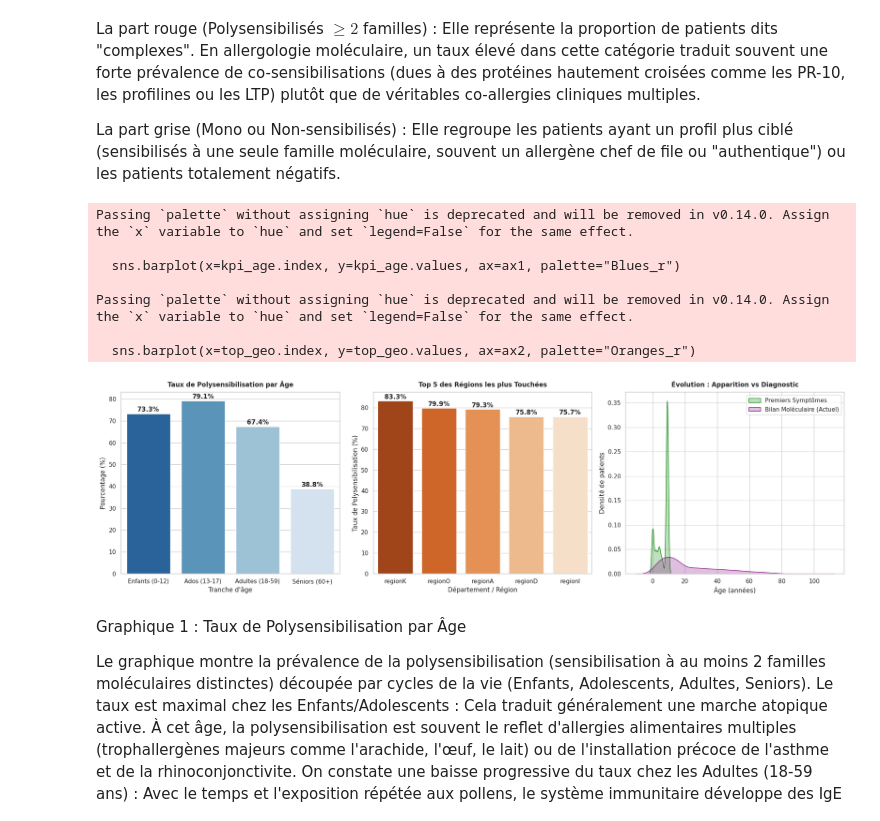
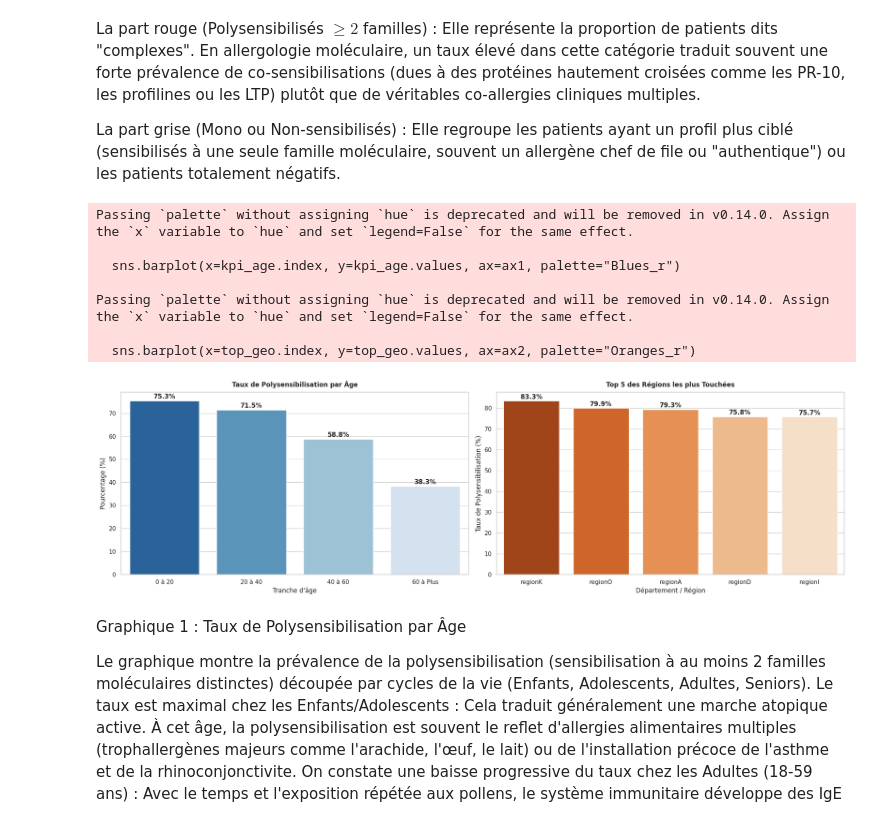
Before and after one commit to IngeaJeanOlivier/Allergies, a Jupyter notebook: notebooks/nb_edith.ipynb, the cells around one changed output. Saved outputs shown, nothing was run; the diff lists cells and outputs as text; code cells hidden in the pictures.

```diff
--- a/notebooks/nb_edith.ipynb
+++ b/notebooks/nb_edith.ipynb
@@ -6,8 +7,13 @@ import seaborn as sns
 import matplotlib.pyplot as plt
 # %%
 #chargement du fichier principal
-df = pd.read_csv("../data/allergies.csv")
+db_path = "../data/allergen_chip_challenge.db"
 
+# On va lire les données allergies directement depuis la table dans la base de données :
+conn = sqlite3.connect(db_path)
+
+df = pd.read_sql("Select * From allergies_categories", conn)
+conn.close()
 #chargement du dictionnaire
 df_dict = pd.read_csv("../data/dictionnaire_allergen.csv", sep=";", encoding="utf-8")
 # %%
@@ -288,16 +178,16 @@ SEUIL_POSITIVITE = 0.35
 # ==============================================================================
 
 # Pour chaque patient (ligne), on compte combien de familles dépassent le seuil de 0.35
-df_resultat_complet["nb_familles_positives"] = (
-    df_resultat_complet[colonnes_familles] >= SEUIL_POSITIVITE
+df["nb_familles_positives"] = (
+    df[colonnes_familles] >= SEUIL_POSITIVITE
 ).sum(axis=1)
 
 # En allergologie moléculaire, on parle de polysensibilisation dès qu'il y a >= 2 familles positives
 SEUIL_POLY = 2
 nb_patients_polysensibilises = (
-    df_resultat_complet["nb_familles_positives"] >= SEUIL_POLY
+    df["nb_familles_positives"] >= SEUIL_POLY
 ).sum()
-total_patients = len(df_resultat_complet)
+total_patients = len(df)
 
 taux_polysensibilisation = (nb_patients_polysensibilises / total_patients) * 100
 
@@ -320,7 +210,7 @@ print(
 
 # L'Indice de Co-sensibilisation Moléculaire (ICM) correspond à la matrice de
 # corrélation de Spearman entre nos familles (adaptée aux distributions d'IgE)
-icm_matrix = df_resultat_complet[colonnes_familles].corr(method="spearman")
+icm_matrix = df[colonnes_familles].corr(method="spearman")
 
 print("=" * 60)
 print(f"🧬 MATRICE DE CO-SENSIBILISATION (ICM)")
@@ -496,12 +386,12 @@ def analyser_kpi_demographiques_et_cliniques(
     )
     print("=" * 60)
 # %%
-df_analyse = df_resultat_complet.copy()
-df_analyse["Age_of_onsets"] = pd.to_numeric(df_analyse["Age_of_onsets"], errors='coerce')
-df_analyse["Age"] = pd.to_numeric(df_analyse["Age"], errors='coerce')
+df_analyse = df.copy()
+#df_analyse["Age_of_onsets"] = pd.to_numeric(df_analyse["Age_of_onsets"], errors='coerce')
+#df_analyse["Age"] = pd.to_numeric(df_analyse["Age"], errors='coerce')
 
 # Optionnel mais recommandé : on supprime les lignes où l'âge d'apparition est manquant pour ne pas faire planter le KDE
-df_analyse = df_analyse.dropna(subset=["Age_of_onsets", "Age"])
+#df_analyse = df_analyse.dropna(subset=["Age_of_onsets", "Age"])
 
 SEUIL_POSITIVITE = 0.3
 nb_familles_positives = (
@@ -512,79 +402,58 @@ nb_familles_positives = (
 df_analyse["Est_Polysensibilise"] = nb_familles_positives >= 2
 
 # --- CLASSIFICATION PAR ÂGE ---
-bins = [0, 12, 18, 60, 120]
-labels = ["Enfants (0-12)", "Ados (13-17)", "Adultes (18-59)", "Séniors (60+)"]
-df_analyse["Tranche_Age"] = pd.cut(
-    df_analyse["Age"], bins=bins, labels=labels, right=False
-)
+#bins = [0, 12, 18, 60, 120]
+#labels = ["Enfants (0-12)", "Ados (13-17)", "Adultes (18-59)", "Séniors (60+)"]
+#df_analyse["Tranche_Age"] = pd.cut(
+    #df_analyse["Age"], bins=bins, labels=labels, right=False
+#)
 
 # CORRECTION : On fait la moyenne de notre indicateur "Est_Polysensibilise"
 kpi_age = (
-    df_analyse.groupby("Tranche_Age", observed=False)["Est_Polysensibilise"].mean()
+    df_analyse.groupby("Age", observed=False)["Est_Polysensibilise"].mean()
     * 100
 )
 
 # CORRECTION : Idem pour la géographie, on suit le taux de polysensibilisation
 kpi_geo = (
-    df_analyse.groupby("French_Region")["Est_Polysensibilise"].mean() * 100
+    df_analyse.groupby("Region")["Est_Polysensibilise"].mean() * 100
 ).sort_values(ascending=False)
 top_geo = kpi_geo.head(5)
 
 # ==============================================================================
 # GÉNÉRATION DE LA VISUALISATION (3 sous-graphiques)
 # ==============================================================================
-fig, (ax1, ax2, ax3) = plt.subplots(1, 3, figsize=(20, 6))
+fig, (ax1, ax2) = plt.subplots(1, 2, figsize=(20, 6))
 
 # Graphique 1 : Tranches d'âge
 sns.barplot(x=kpi_age.index, y=kpi_age.values, ax=ax1, palette="Blues_r")
 ax1.set_title("Taux de Polysensibilisation par Âge", weight="bold", pad=10)
 ax1.set_ylabel("Pourcentage (%)")
 ax1.set_xlabel("Tranche d'âge")
 for i, v in enumerate(kpi_age.values):
     ax1.text(i, v + 1, f"{v:.1f}%", ha="center", weight="bold")
 
 # Graphique 2 : Géographie
 sns.barplot(x=top_geo.index, y=top_geo.values, ax=ax2, palette="Oranges_r")
 ax2.set_title("Top 5 des Régions les plus Touchées", weight="bold", pad=10)
 ax2.set_ylabel("Taux de Polysensibilisation (%)")
 ax2.set_xlabel("Département / Région")
 for i, v in enumerate(top_geo.values):
     ax2.text(i, v + 1, f"{v:.1f}%", ha="center", weight="bold")
 
 # Graphique 3 : Distribution de l'âge d'apparition vs Diagnostic
 # Note : J'ai gardé votre variable "Age_of_onsets" comme spécifié dans votre code
-sns.kdeplot(
-    data=df_analyse,
-    x="Age_of_onsets",
-    label="Premiers Symptômes",
-    fill=True,
-    ax=ax3,
-    color="green",
-)
-sns.kdeplot(
-    data=df_analyse,
-    x="Age",
-    label="Bilan Moléculaire (Actuel)",
-    fill=True,
-    ax=ax3,
-    color="purple",
-)
-ax3.set_title("Évolution : Apparition vs Diagnostic", weight="bold", pad=10)
-ax3.set_xlabel("Âge (années)")
-ax3.set_ylabel("Densité de patients")
-ax3.legend()
-
 plt.tight_layout()
 plt.show()
 # %% [output]
 Passing `palette` without assigning `hue` is deprecated and will be removed in v0.14.0. Assign the `x` variable to `hue` and set `legend=False` for the same effect.
 
   sns.barplot(x=kpi_age.index, y=kpi_age.values, ax=ax1, palette="Blues_r")
 
 Passing `palette` without assigning `hue` is deprecated and will be removed in v0.14.0. Assign the `x` variable to `hue` and set `legend=False` for the same effect.
 
   sns.barplot(x=top_geo.index, y=top_geo.values, ax=ax2, palette="Oranges_r")
-[figure, old version]
+[figure, new version]
 # %% [markdown]
 Graphique 1 : Taux de Polysensibilisation par Âge
 
```
Also changed, not shown: parts of 17 cells of this notebook.
